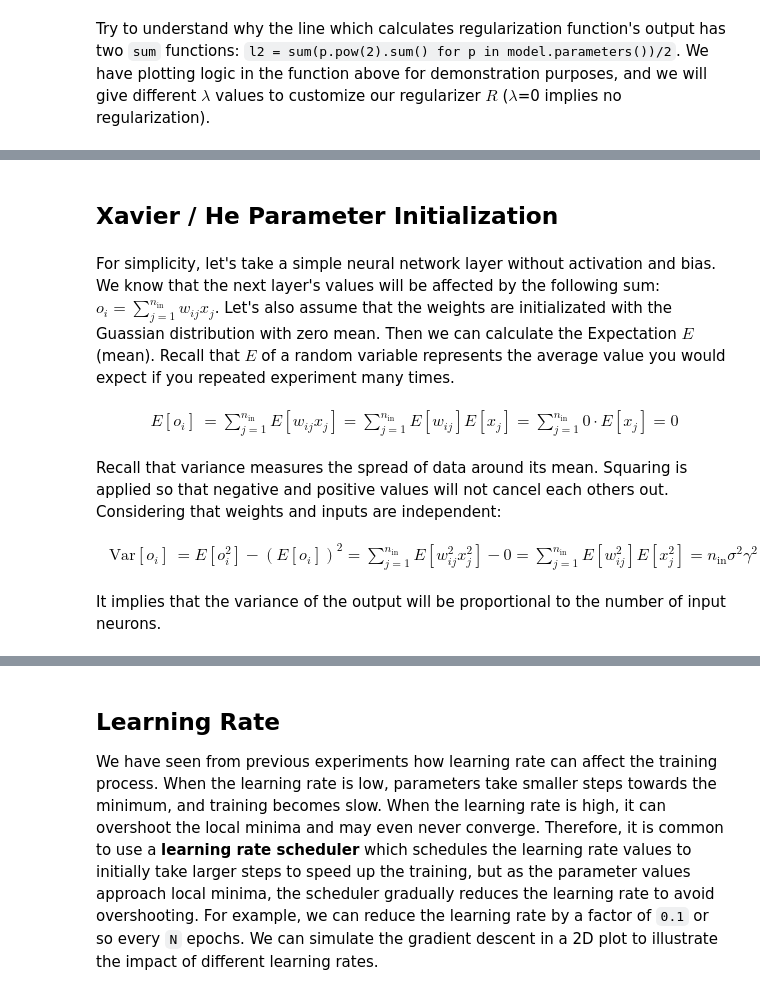
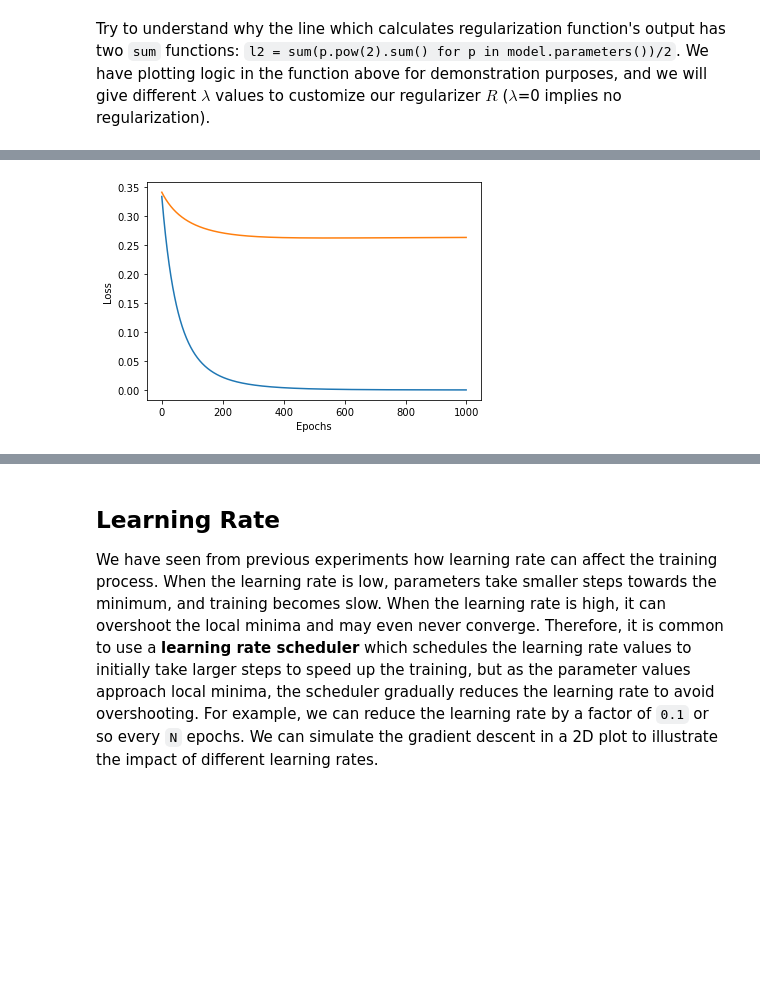
Before and after one commit to shahaliyev/csci4701, a Jupyter notebook: docs/notebooks/04_regul_optim.ipynb, the cells around one changed output, grey strips where cells are left out. Saved outputs shown, nothing was run; the diff lists cells and outputs as text; code cells hidden in the pictures; blank space fills up the shorter version.

Commit message:
Update regul optim

```diff
--- a/docs/notebooks/04_regul_optim.ipynb
+++ b/docs/notebooks/04_regul_optim.ipynb
@@ -92,11 +98,9 @@ We will now generate a bigger dataset (both in the number of samples and dimensi
 # %%
-X_train, X_test, y_train, y_test = generate_data(samples=100, N=200, test_size=0.5, scale=0.01)
+INPUT_DIM = 200
+
+X_train, X_test, y_train, y_test = generate_data(samples=100, N=INPUT_DIM, test_size=0.5, scale=0.01)
 # %%
-def train(num_epochs=1000, lambda_=0.1):
-  model = nn.LazyLinear(1)
-  optimizer = optim.SGD(model.parameters(), lr=0.001)
-  mse = nn.MSELoss()
-
+def train(model, optimizer, loss_fn, num_epochs=1000, lambda_=0.1, verbose=True):
   # needed for plotting
   train_losses = []
   test_losses = []
@@ -106,27 +110,27 @@ def train(num_epochs=1000, lambda_=0.1):
     pred = model(X_train)
     # regularization
     l2 = sum(p.pow(2).sum() for p in model.parameters())/2
-    loss = mse(pred, y_train) + lambda_ * l2 # see formula above
+    loss = loss_fn(pred, y_train) + lambda_ * l2 # see formula above
     loss.backward()
     optimizer.step()
 
     # inference during training
     with torch.no_grad():
       test_pred = model(X_test)
-      test_loss = mse(test_pred, y_test)
+      test_loss = loss_fn(test_pred, y_test)
 
     # needed for plotting
     train_losses.append(loss.item())
     test_losses.append(test_loss.item())
 
-    if epoch % 200 == 0:
+    if epoch % 200 == 0 and verbose:
       print(f'Epoch {epoch}, Train Loss: {loss.item():.4f}, Test Loss: {test_loss.item():.4f}')
 
-  # plotting
-  plt.figure(figsize=(6, 4))
-  plt.plot(range(num_epochs), train_losses, label='Train Loss')
-  plt.plot(range(num_epochs), test_losses, label='Test Loss')
-  plt.xlabel('Epochs')
-  plt.ylabel('Loss')
+  if verbose:
+    plt.figure(figsize=(6, 4))
+    plt.plot(range(num_epochs), train_losses, label='Train Loss')
+    plt.plot(range(num_epochs), test_losses, label='Test Loss')
+    plt.xlabel('Epochs')
+    plt.ylabel('Loss')
 # %% [markdown]
 Try to understand why the line which calculates regularization function's output has two `sum` functions: `l2 = sum(p.pow(2).sum() for p in model.parameters())/2`. We have plotting logic in the function above for demonstration purposes, and we will give different $λ$ values to customize our regularizer $R$ ($λ$=0 implies no regularization).
@@ -271,16 +137,10 @@ As can be seen, for the sigmoid function, the gradients are almost zero for low
-# %% [markdown]
-## Xavier / He Parameter Initialization
-# %% [markdown]
-For simplicity, let's take a simple neural network layer without activation and bias. We know that the next layer's values will be affected by the following sum: $o_{i} = \sum_{j=1}^{n_\textrm{in}} w_{ij} x_j$. Let's also assume that the weights are initializated with the Guassian distribution with zero mean. Then we can calculate the Expectation $E$ (mean). Recall that $E$ of a random variable represents the average value you would expect if you repeated experiment many times.
-
-\begin{split}\begin{aligned}
-    E[o_i] & = \sum_{j=1}^{n_\textrm{in}} E[w_{ij} x_j] = \sum_{j=1}^{n_\textrm{in}} E[w_{ij}] E[x_j] = \sum_{j=1}^{n_\textrm{in}} 0 \cdot E[x_j] = 0
-\end{aligned}\end{split}
-
-Recall that variance measures the spread of data around its mean. Squaring is applied so that negative and positive values will not cancel each others out. Considering that weights and inputs are independent:
-
-\begin{split}\begin{aligned}
-    \textrm{Var}[o_i] & = E[o_i^2] - (E[o_i])^2 = \sum_{j=1}^{n_\textrm{in}} E[w^2_{ij} x^2_j] - 0  = \sum_{j=1}^{n_\textrm{in}} E[w^2_{ij}] E[x^2_j] = n_\textrm{in} \sigma^2 \gamma^2
-\end{aligned}\end{split}
-
-It implies that the variance of the output will be proportional to the number of input neurons.
+# %%
+import torch.nn as nn
+import torch.optim as optim
+
+model = nn.Linear(INPUT_DIM, 1)
+optimizer = optim.SGD(model.parameters(), lr=0.001)
+mse = nn.MSELoss()
+# %%
+train(model, optimizer, mse, lambda_=0.0) # no regularization
+# %% [output]
@@ -286,0 +152 @@ It implies that the variance of the output will be proportional to the number of
+[figure, added]
```
Also changed, not shown: parts of 51 cells of this notebook, 1 other file.
